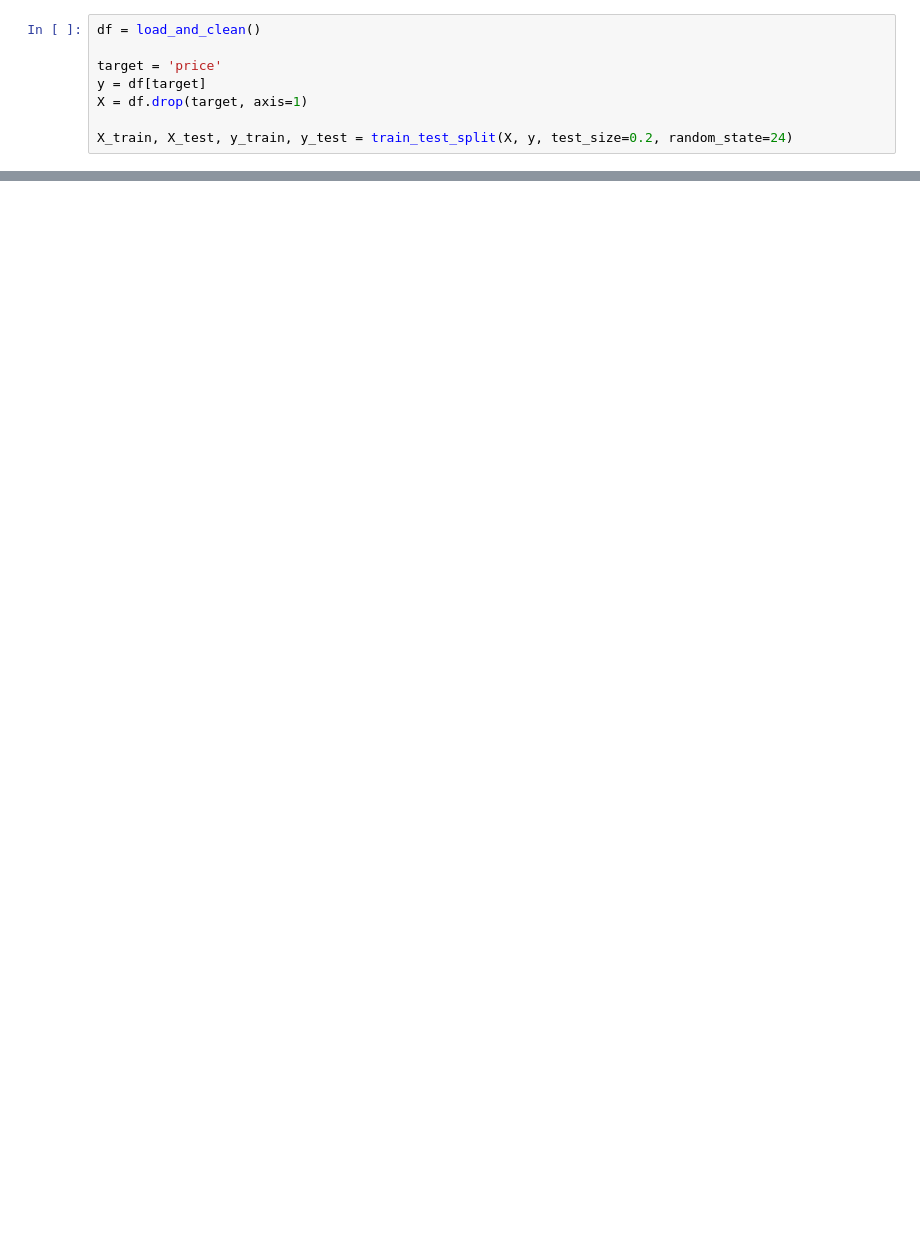
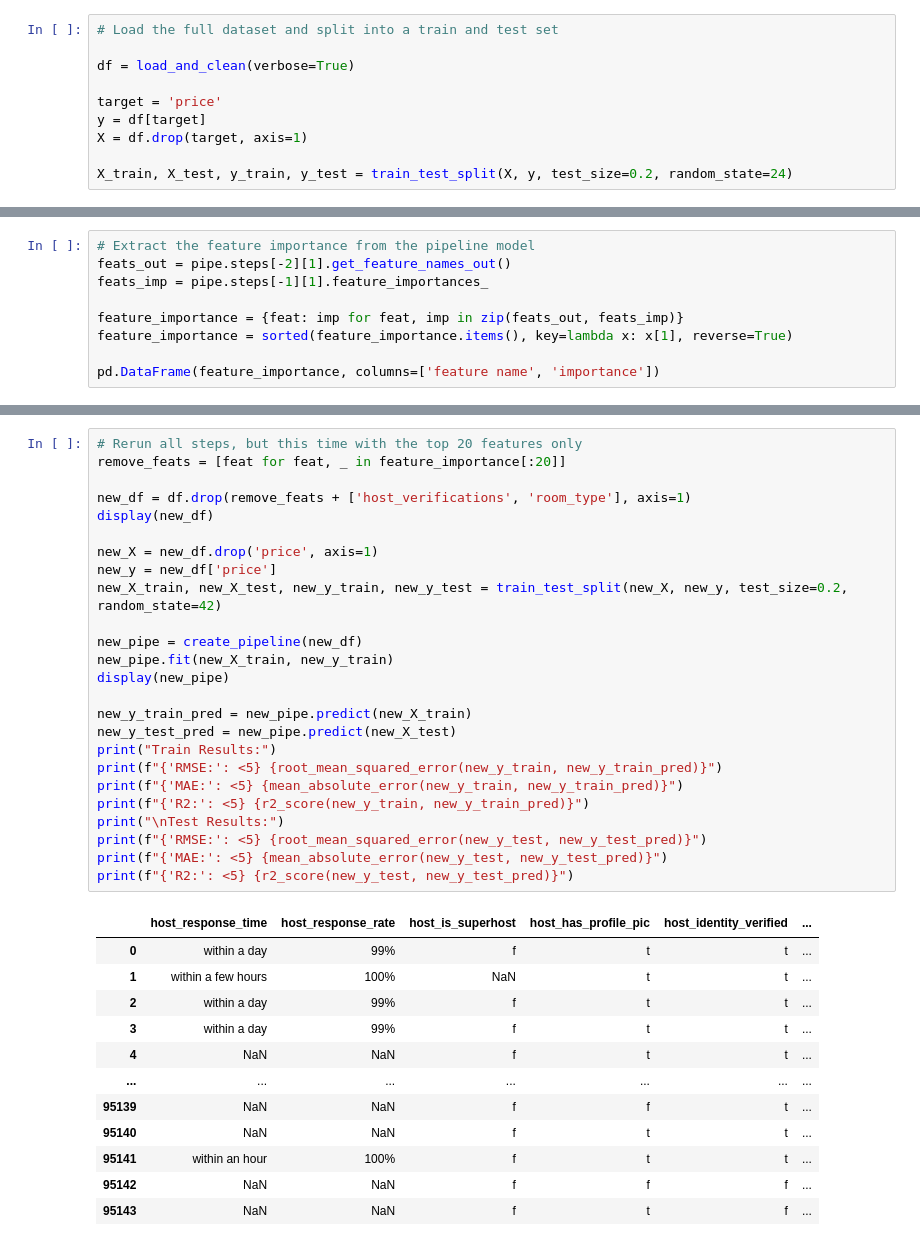
Before and after one commit to MunzurA/MachineLearningGroup24, a Jupyter notebook: example_usage.ipynb, the cells around one changed output, grey strips where cells are left out. Drawn from its saved outputs; the diff is of its cells as text; blank space fills up the shorter version.

```diff
--- a/example_usage.ipynb
+++ b/example_usage.ipynb
@@ -8,5 +17,7 @@ from utils._feature_types import *
 # %%
-df = load_and_clean()
+# Load the full dataset and split into a train and test set
+
+df = load_and_clean(verbose=True)
 
 target = 'price'
 y = df[target]
@@ -40,0 +124,9 @@ mean_squared_error(y_test, pipe.predict(X_test))
+# %%
+# Extract the feature importance from the pipeline model
+feats_out = pipe.steps[-2][1].get_feature_names_out()
+feats_imp = pipe.steps[-1][1].feature_importances_
+
+feature_importance = {feat: imp for feat, imp in zip(feats_out, feats_imp)}
+feature_importance = sorted(feature_importance.items(), key=lambda x: x[1], reverse=True)
+
+pd.DataFrame(feature_importance, columns=['feature name', 'importance'])
@@ -40,0 +151,38 @@ mean_squared_error(y_test, pipe.predict(X_test))
+# %%
+# Rerun all steps, but this time with the top 20 features only
+remove_feats = [feat for feat, _ in feature_importance[:20]]
+
+new_df = df.drop(remove_feats + ['host_verifications', 'room_type'], axis=1)
+display(new_df)
+
+new_X = new_df.drop('price', axis=1)
+new_y = new_df['price']
+new_X_train, new_X_test, new_y_train, new_y_test = train_test_split(new_X, new_y, test_size=0.2, random_state=42)
+
+new_pipe = create_pipeline(new_df)
+new_pipe.fit(new_X_train, new_y_train)
+display(new_pipe)
+
+new_y_train_pred = new_pipe.predict(new_X_train)
+new_y_test_pred = new_pipe.predict(new_X_test)
+print("Train Results:")
+print(f"{'RMSE:': <5} {root_mean_squared_error(new_y_train, new_y_train_pred)}")
+print(f"{'MAE:': <5} {mean_absolute_error(new_y_train, new_y_train_pred)}")
+print(f"{'R2:': <5} {r2_score(new_y_train, new_y_train_pred)}")
+print("\nTest Results:")
+print(f"{'RMSE:': <5} {root_mean_squared_error(new_y_test, new_y_test_pred)}")
+print(f"{'MAE:': <5} {mean_absolute_error(new_y_test, new_y_test_pred)}")
+print(f"{'R2:': <5} {r2_score(new_y_test, new_y_test_pred)}")
+# %% [output]
+|  | host_response_time | host_response_rate | host_is_superhost | host_has_profile_pic | host_identity_verified | ... |
+| 0 | within a day | 99% | f | t | t | ... |
+| 1 | within a few hours | 100% | NaN | t | t | ... |
+| 2 | within a day | 99% | f | t | t | ... |
+| 3 | within a day | 99% | f | t | t | ... |
+| 4 | NaN | NaN | f | t | t | ... |
+| ... | ... | ... | ... | ... | ... | ... |
+| 95139 | NaN | NaN | f | f | t | ... |
+| 95140 | NaN | NaN | f | t | t | ... |
+| 95141 | within an hour | 100% | f | t | t | ... |
+| 95142 | NaN | NaN | f | f | f | ... |
+| 95143 | NaN | NaN | f | t | f | ... |
```
Also changed, not shown: parts of 11 cells of this notebook.
